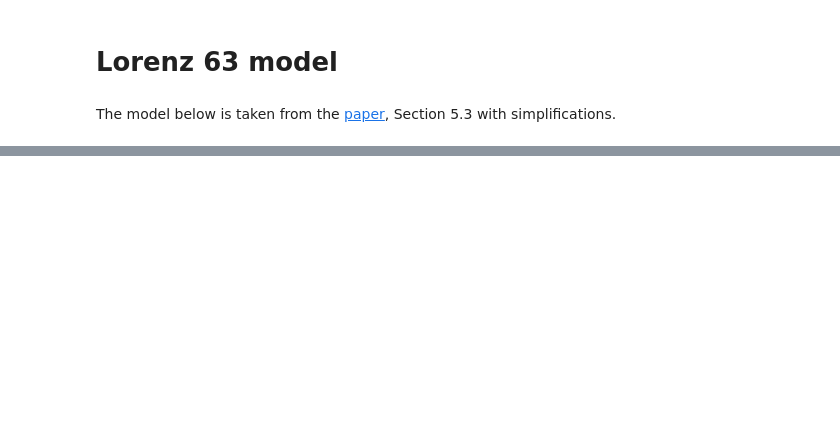
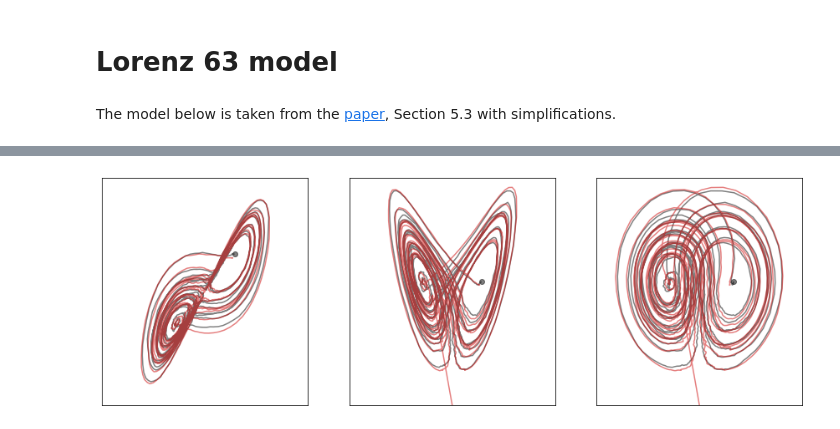
Before and after one commit to odakyildiz/ssbf-2024-intro, a Jupyter notebook: _sources/Particle-Filtering/particle-filter-lorenz.ipynb, the cells around one changed output, grey strips where cells are left out. Cells and saved outputs as stored; diff of their text form; code cells hidden in the pictures; blank space fills up the shorter version.

```diff
--- a/_sources/Particle-Filtering/particle-filter-lorenz.ipynb
+++ b/_sources/Particle-Filtering/particle-filter-lorenz.ipynb
@@ -71,0 +5,87 @@ plt.show()
+# %%
+import numpy as np
+import matplotlib.pyplot as plt
+
+# Define the parameters of Lorenz 63
+r = 28
+b = 8/3
+s = 10
+
+# define the stochastic one step-ahead function with step size gam
+def Lorenz63(x, r, s, b, gam):
+    x1 = x[0] - gam * s * (x[0] - x[1]) + np.sqrt(gam) * np.random.normal(0, 1)
+    x2 = x[1] + gam * (r * x[0] - x[1] - x[0] * x[2]) + np.sqrt(gam) * np.random.normal(0, 1)
+    x3 = x[2] + gam * (x[0] * x[1] - b * x[2]) + np.sqrt(gam) * np.random.normal(0, 1)
+
+    return np.array([x1, x2, x3])
+
+
+gam = 0.01
+T = 2000
+ts = 10
+
+x = np.zeros((3, T))
+y = np.zeros(T)
+
+x[:, 0] = np.array([-5.91652, -5.52332, 24.5723]).T
+H = np.array([1, 0, 0])
+
+sig_y = 1
+y[0] = H @ x[:, 0] + sig_y * np.random.normal(0, 1)
+n = 0
+
+for t in range(1, T):
+    x[:, t] = Lorenz63(x[:, t-1], r, s, b, gam)
+    y[t] = H @ x[:, t] + sig_y * np.random.normal(0, 1)
+
+
+N = 1000
+x_particles = np.zeros((3, N))
+x_particles_pred = np.zeros((3, N))
+w = np.ones(N) / N
+x_particles = np.random.multivariate_normal(x[:, 0], np.eye(3), N).T
+x_est = np.zeros((3, T))
+
+plt.figure(figsize=(15, 5))
+
+for t in range(1, T):
+
+    for i in range(N):
+        x_particles_pred[:, i] = Lorenz63(x_particles[:, i], r, s, b, gam)
+
+    logw = -0.5 * (y[t] - H @ x_particles_pred)**2 / sig_y**2
+    logw = logw - np.max(logw)
+    w = np.exp(logw) / np.sum(np.exp(logw))
+
+    x_est[:, t] = np.sum(w * x_particles_pred, axis=1)
+
+    x_particles= x_particles_pred[:, np.random.choice(N, N, p=w)]
+
+t = T - 1
+plt.figure(figsize=(15, 5))
+plt.subplot(1, 3, 1)
+plt.plot(x[0, 0:t], x[1, 0:t], c = 'k', alpha=0.5)
+plt.plot(x[0, t], x[1, t], 'o', c = 'k', alpha=0.5)
+plt.plot(x_est[0, 0:t], x_est[1, 0:t], color = [0.8, 0, 0], alpha=0.5)
+plt.xlim([-30, 30])
+plt.ylim([-30, 30])
+plt.xticks([])
+plt.yticks([])
+plt.subplot(1, 3, 2)
+plt.plot(x[0, 0:t], x[2, 0:t], c = 'k', alpha=0.5)
+plt.plot(x[0, t], x[2, t], 'o', c = 'k', alpha=0.5)
+plt.plot(x_est[0, 0:t], x_est[2, 0:t], color = [0.8, 0, 0], alpha=0.5)
+plt.xlim([-30, 30])
+plt.ylim([0, 50])
+plt.xticks([])
+plt.yticks([])
+plt.subplot(1, 3, 3)
+plt.plot(x[1, 0:t], x[2, 0:t], c = 'k', alpha=0.5)
+plt.plot(x[1, t], x[2, t], 'o', c = 'k', alpha=0.5)
+plt.plot(x_est[1, 0:t], x_est[2, 0:t], color = [0.8, 0, 0], alpha=0.5)
+plt.xlim([-30, 30])
+plt.ylim([0, 50])
+# remove boxes and all ticks from the plots
+plt.xticks([])
+plt.yticks([])
+# %% [output]
@@ -71,0 +94 @@ plt.show()
+[figure, added]
```
Also changed, not shown: parts of 2 cells of this notebook, 23 other files.
